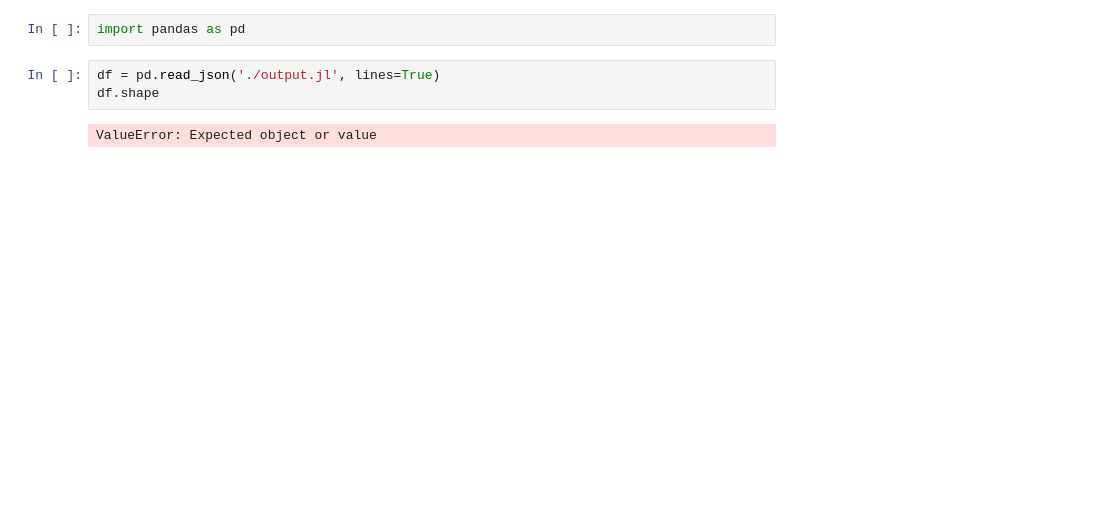
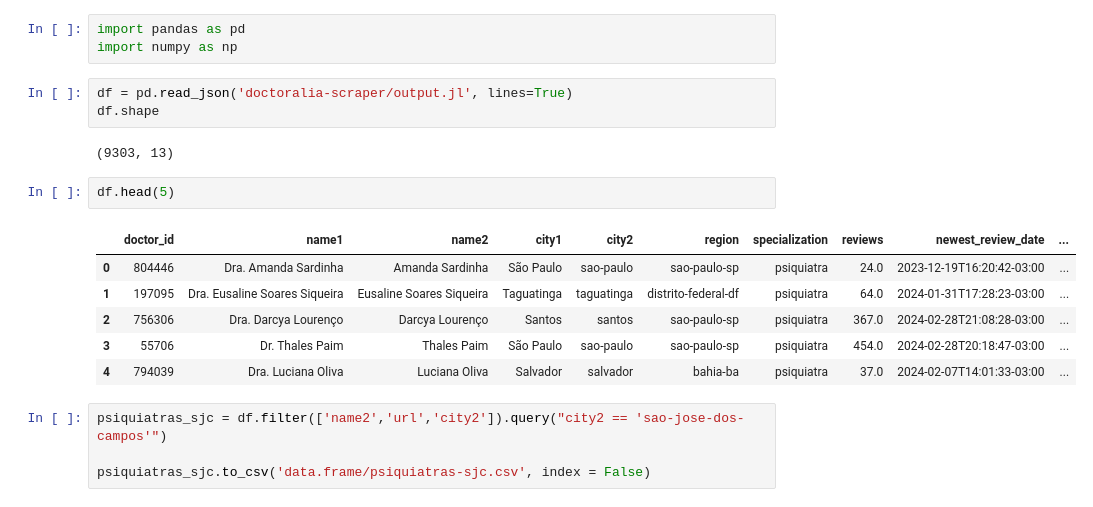
Before and after one commit to primojr/WebScr-Doctoralia, a Jupyter notebook: EDA_doctoralia_psiquiatria.ipynb, the cells around one changed output. Saved outputs shown, nothing was run; the diff lists cells and outputs as text; blank space fills up the shorter version.

```diff
--- a/EDA_doctoralia_psiquiatria.ipynb
+++ b/EDA_doctoralia_psiquiatria.ipynb
@@ -1,7 +1,21 @@
 # %%
 import pandas as pd
+import numpy as np
 # %%
-df = pd.read_json('./output.jl', lines=True)
+df = pd.read_json('doctoralia-scraper/output.jl', lines=True)
 df.shape
 # %% [output]
-ValueError: Expected object or value
+(9303, 13)
+# %%
+df.head(5)
+# %% [output]
+|  | doctor_id | name1 | name2 | city1 | city2 | region | specialization | reviews | newest_review_date | ... |
+| 0 | 804446 | Dra. Amanda Sardinha | Amanda Sardinha | São Paulo | sao-paulo | sao-paulo-sp | psiquiatra | 24.0 | 2023-12-19T16:20:42-03:00 | ... |
+| 1 | 197095 | Dra. Eusaline Soares Siqueira | Eusaline Soares Siqueira | Taguatinga | taguatinga | distrito-federal-df | psiquiatra | 64.0 | 2024-01-31T17:28:23-03:00 | ... |
+| 2 | 756306 | Dra. Darcya Lourenço | Darcya Lourenço | Santos | santos | sao-paulo-sp | psiquiatra | 367.0 | 2024-02-28T21:08:28-03:00 | ... |
+| 3 | 55706 | Dr. Thales Paim | Thales Paim | São Paulo | sao-paulo | sao-paulo-sp | psiquiatra | 454.0 | 2024-02-28T20:18:47-03:00 | ... |
+| 4 | 794039 | Dra. Luciana Oliva | Luciana Oliva | Salvador | salvador | bahia-ba | psiquiatra | 37.0 | 2024-02-07T14:01:33-03:00 | ... |
+# %%
+psiquiatras_sjc = df.filter(['name2','url','city2']).query("city2 == 'sao-jose-dos-campos'")
+
+psiquiatras_sjc.to_csv('data.frame/psiquiatras-sjc.csv', index = False)
```
Also changed, not shown: parts of 3 cells of this notebook, 12 other files.
